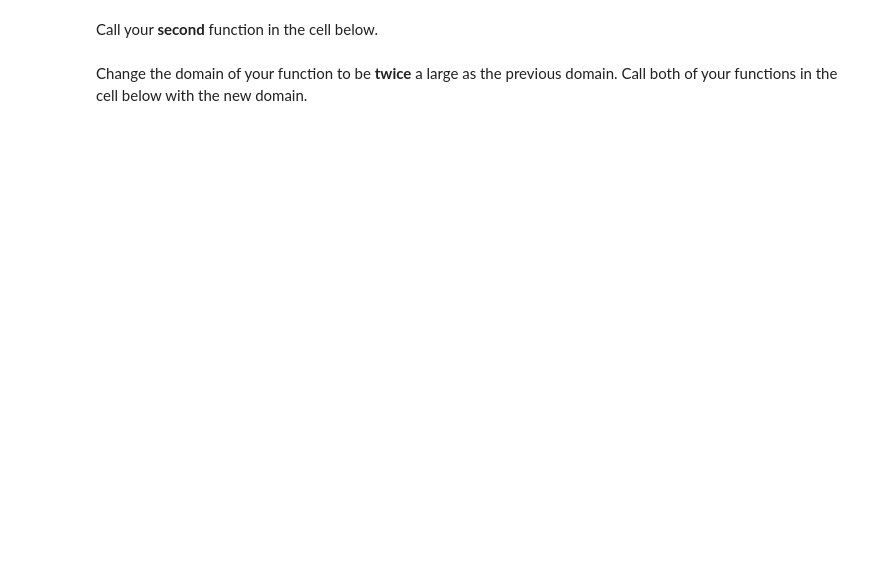
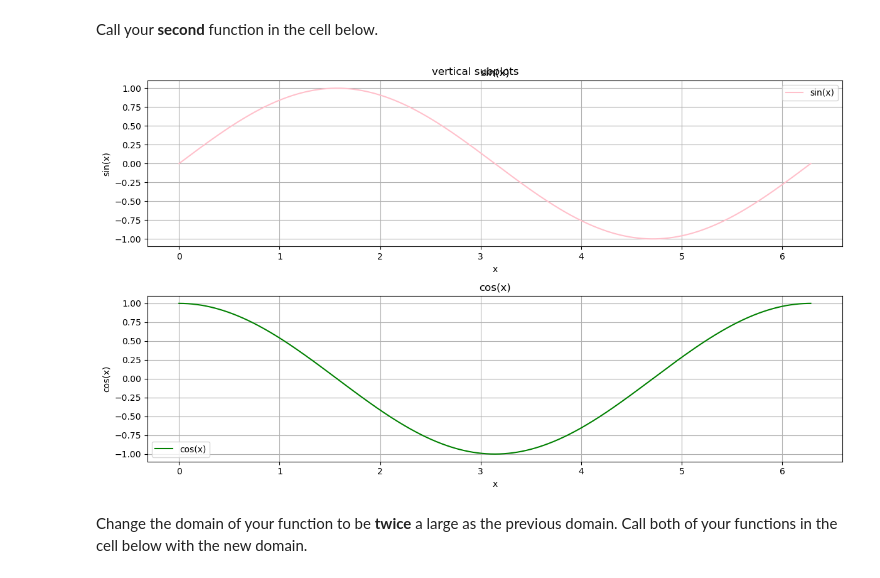
Before and after one commit to sophiebucker/ulab_soph, a Jupyter notebook: homework9/hw9.ipynb, the cells around one changed output. Drawn from its saved outputs; the diff is of its cells as text; code cells hidden in the pictures; blank space fills up the shorter version.

```diff
--- a/homework9/hw9.ipynb
+++ b/homework9/hw9.ipynb
@@ -177,7 +182,9 @@ Call your **first** function in the cell below.
 # %% [markdown]
 Call your **second** function in the cell below.
 # %%
-# Your code here
+fp.plot_vertical_trig(x)
+# %% [output]
+[figure, added]
 # %% [markdown]
 Change the domain of your function to be **twice** a large as the previous domain. Call both of your functions in the cell below with the new domain.
 # %%
```
Also changed, not shown: parts of 8 cells of this notebook, 3 other files.
